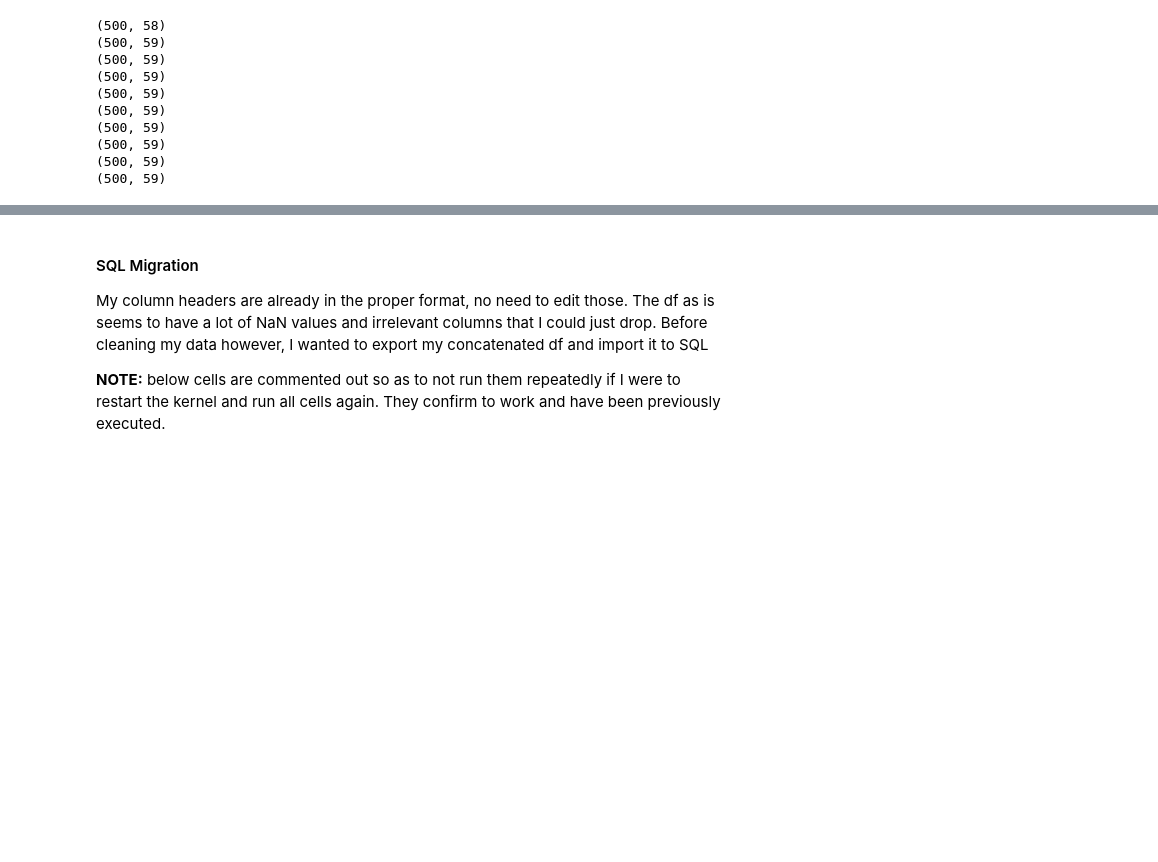
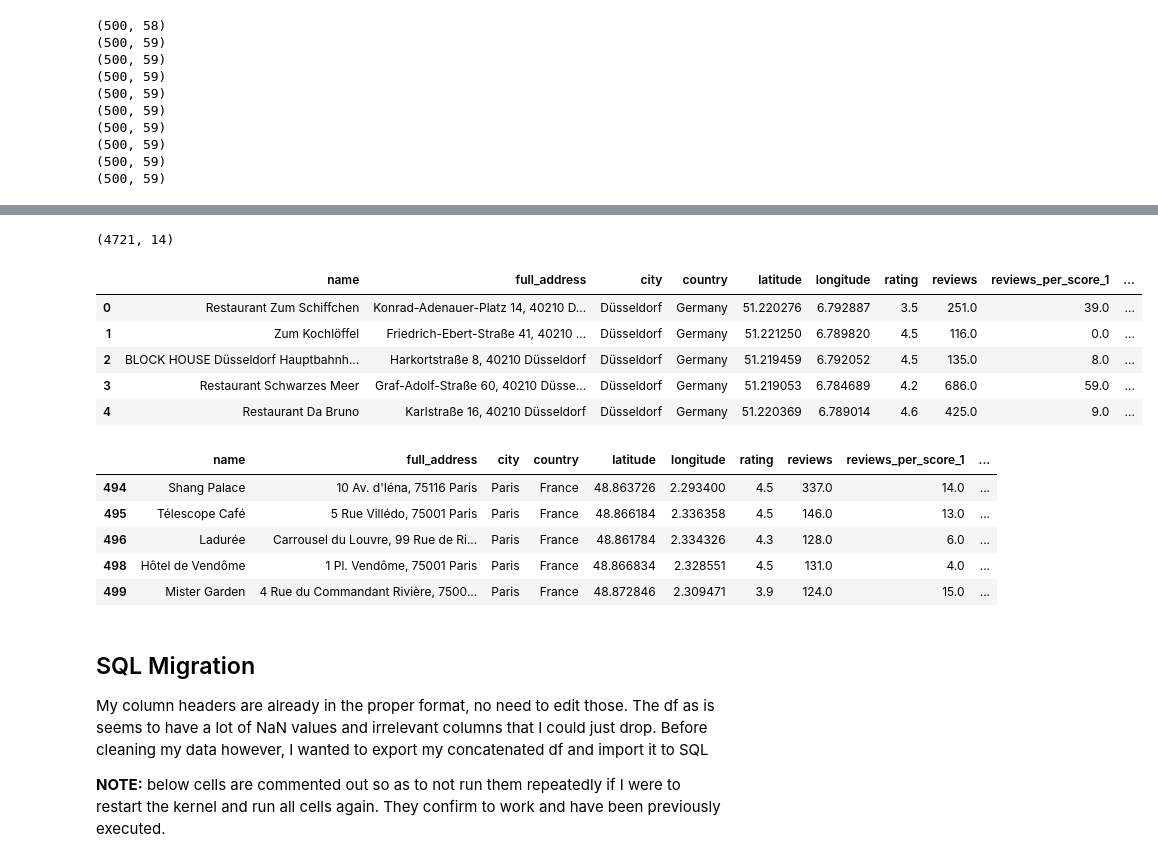
Before and after one commit to NicolasVollmer/My_Ironhack_Mid-Bootcamp_Project, a Jupyter notebook: Nicolas' Mid-Bootcamp Project | A Gastro-Scene Showdown!.ipynb, the cells around one changed output, grey strips where cells are left out. Drawn from its saved outputs; the diff is of its cells as text; code cells hidden in the pictures; blank space fills up the shorter version.

```diff
--- a/Nicolas' Mid-Bootcamp Project | A Gastro-Scene Showdown!.ipynb
+++ b/Nicolas' Mid-Bootcamp Project | A Gastro-Scene Showdown!.ipynb
@@ -191,0 +324,35 @@ cities.head(1)
+# %%
+# quick function to process all remaining city DFs
+
+def properdata_all(df):
+
+    # below fills empty address cells with none
+    df['full_address'] = df['full_address'].fillna('none')
+
+    # below fills every city/country cells with the mode, which will be the respective city, e.g. Dus and DE
+    df['city'] = df['city'].mode()[0]
+    df['country'] = df['country'].mode()[0]
+
+    # below drops all columns I decided to omit
+    df=df.drop(['query','site','subtypes','category','phone','borough','street','postal_code','state','us_state','country_code','time_zone','plus_code','area_service','reviews_link','reviews_tags','reviews_per_score','photos_count','photo','street_view','located_in','working_hours','working_hours_old_format','other_hours','popular_times','business_status','about','posts','logo','description','verified','owner_id','owner_title','owner_link','reservation_links','booking_appointment_link','menu_link','order_links','location_link','place_id','google_id','cid','reviews_id','located_google_id'],axis=1)
+
+    # incorporated code to filter non-dining locations
+    df['type'].fillna('Restaurant', inplace=True)
+    df = df[df['type'].str.contains('|'.join(keywords))]
+
+    # below drops all rows with no reviews/ratings
+    df = df.dropna(subset=['rating'])
+
+    return df
+# %%
+# applying function to all city dfs
+
+bcn=properdata_all(bcn)
+ber=properdata_all(ber)
+lis=properdata_all(lis)
+lnd=properdata_all(lnd)
+ams=properdata_all(ams)
+mil=properdata_all(mil)
+zrh=properdata_all(zrh)
+ist=properdata_all(ist)
+par=properdata_all(par)
@@ -192,6 +380,27 @@ cities.head(1)
+# %%
+# Concatenating all indidvidual city DFs and override cities
+cities = pd.concat([dus, bcn, ber, lis, lnd, ams, mil, zrh, ist, par], axis=0)
+
+# shape, head and tail to check if successful
+print(cities.shape)
+display(cities.head(5))
+cities.tail(5)
+# %% [output]
+(4721, 14)
+|  | name | full_address | city | country | latitude | longitude | rating | reviews | reviews_per_score_1 | ... |
+| 0 | Restaurant Zum Schiffchen | Konrad-Adenauer-Platz 14, 40210 D... | Düsseldorf | Germany | 51.220276 | 6.792887 | 3.5 | 251.0 | 39.0 | ... |
+| 1 | Zum Kochlöffel | Friedrich-Ebert-Straße 41, 40210 ... | Düsseldorf | Germany | 51.221250 | 6.789820 | 4.5 | 116.0 | 0.0 | ... |
+| 2 | BLOCK HOUSE Düsseldorf Hauptbahnh... | Harkortstraße 8, 40210 Düsseldorf | Düsseldorf | Germany | 51.219459 | 6.792052 | 4.5 | 135.0 | 8.0 | ... |
+| 3 | Restaurant Schwarzes Meer | Graf-Adolf-Straße 60, 40210 Düsse... | Düsseldorf | Germany | 51.219053 | 6.784689 | 4.2 | 686.0 | 59.0 | ... |
+| 4 | Restaurant Da Bruno | Karlstraße 16, 40210 Düsseldorf | Düsseldorf | Germany | 51.220369 | 6.789014 | 4.6 | 425.0 | 9.0 | ... |
+|  | name | full_address | city | country | latitude | longitude | rating | reviews | reviews_per_score_1 | ... |
+| 494 | Shang Palace | 10 Av. d'Iéna, 75116 Paris | Paris | France | 48.863726 | 2.293400 | 4.5 | 337.0 | 14.0 | ... |
+| 495 | Télescope Café | 5 Rue Villédo, 75001 Paris | Paris | France | 48.866184 | 2.336358 | 4.5 | 146.0 | 13.0 | ... |
+| 496 | Ladurée | Carrousel du Louvre, 99 Rue de Ri... | Paris | France | 48.861784 | 2.334326 | 4.3 | 128.0 | 6.0 | ... |
+| 498 | Hôtel de Vendôme | 1 Pl. Vendôme, 75001 Paris | Paris | France | 48.866834 | 2.328551 | 4.5 | 131.0 | 4.0 | ... |
+| 499 | Mister Garden | 4 Rue du Commandant Rivière, 7500... | Paris | France | 48.872846 | 2.309471 | 3.9 | 124.0 | 15.0 | ... |
 # %% [markdown]
-#### SQL Migration
-
+## SQL Migration
 My column headers are already in the proper format, no need to edit those. The df as is seems to have a lot of NaN values and irrelevant columns that I could just drop. Before cleaning my data however, I wanted to export my concatenated df and import it to SQL
 
 **NOTE:** below cells are commented out so as to not run them repeatedly if I were to restart the kernel and run all cells again. They confirm to work and have been previously executed.
```
Also changed, not shown: parts of 54 cells of this notebook, 2 other files.
